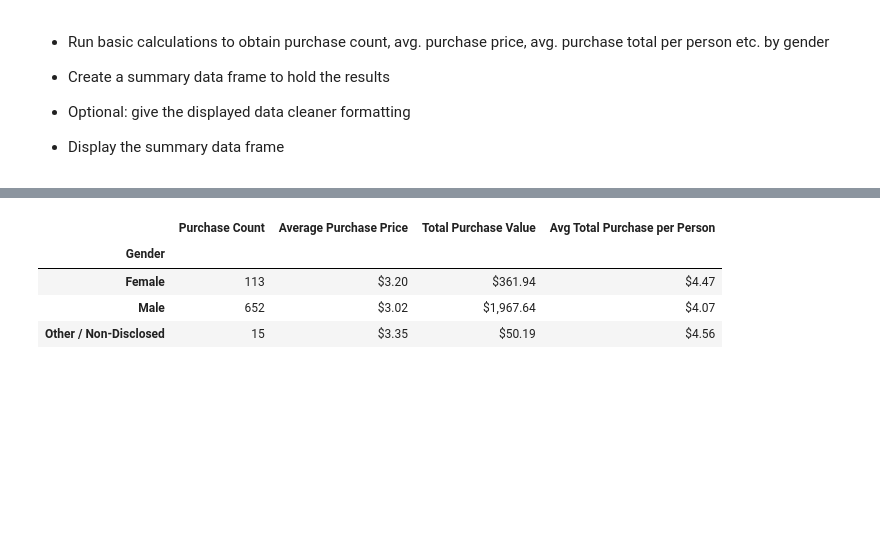
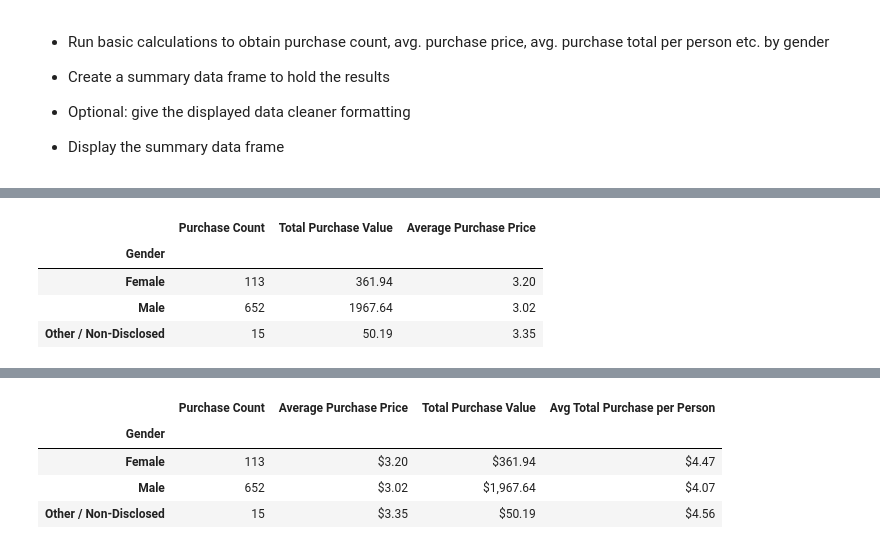
Before and after one commit to benjyms/pandas-challenge, a Jupyter notebook: HeroesOfPymoli/HeroesOfPymoli_starter.ipynb, the cells around one changed output, grey strips where cells are left out. Drawn from its saved outputs; the diff is of its cells as text; code cells hidden in the pictures; blank space fills up the shorter version.

```diff
--- a/HeroesOfPymoli/HeroesOfPymoli_starter.ipynb
+++ b/HeroesOfPymoli/HeroesOfPymoli_starter.ipynb
@@ -194,0 +161,11 @@ merge_pa_df
+# %%
+# purchasing analysis by gender can be created by using a groupby function leveraging gender
+# Using GroupBy in order to separate the data into fields according to "gender" values
+grouped_purchase_data_df  = purchase_data_df.groupby(['Gender']).sum()
+grouped_purchase_data_df
+
+# data frame to hold the total purchase value grouped by gender
+pa_tpv = pd.DataFrame(grouped_purchase_data_df["Price"])
+pa_tpv = pa_tpv.rename(
+    columns={"Price": "Total Purchase Value"})
+pa_tpv
@@ -194,0 +191,17 @@ merge_pa_df
+# %%
+# merging the purchase count and total purchase value
+merged_pa = pd.merge(pa_pc, pa_tpv, on="Gender", how="right")
+merged_pa
+
+
+# calculated the average purchase price, add to the data frame and map the
+# total purchase value and total purchase prices
+average_puchase_price = round(merged_pa.iloc[:,1] / merged_pa.iloc[:,0],2)
+merged_pa["Average Purchase Price"] = average_puchase_price
+merged_pa
+# %% [output]
+|  | Purchase Count | Total Purchase Value | Average Purchase Price |
+| Gender |  |  |  |
+| Female | 113 | 361.94 | 3.20 |
+| Male | 652 | 1967.64 | 3.02 |
+| Other / Non-Disclosed | 15 | 50.19 | 3.35 |
```
Also changed, not shown: parts of 4 cells of this notebook.
